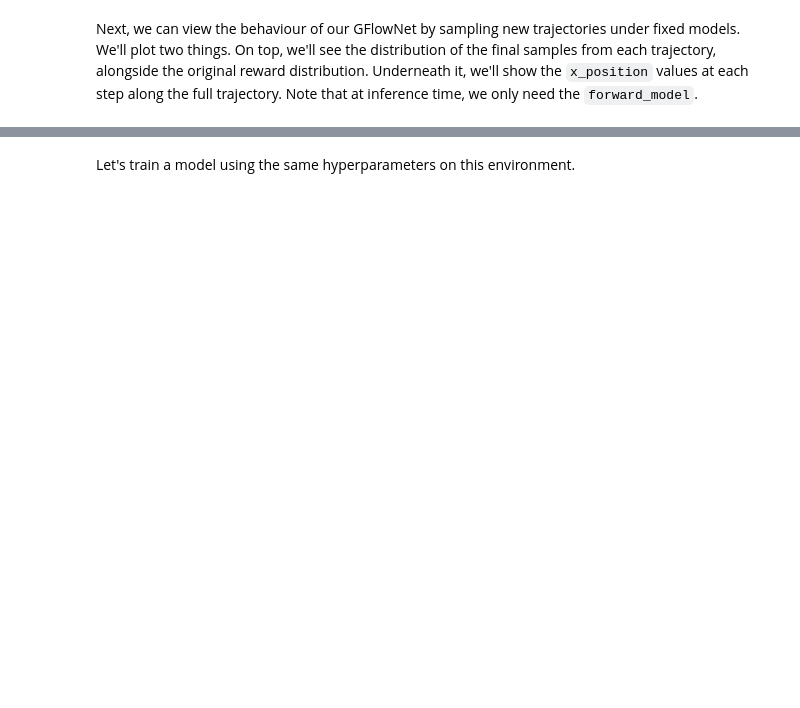
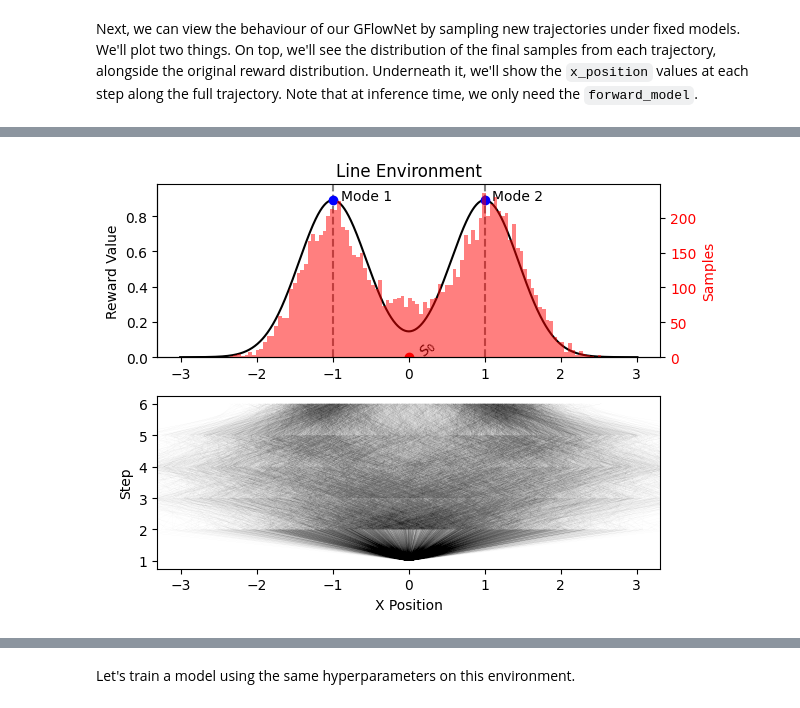
Before and after one commit to GFNOrg/torchgfn, a Jupyter notebook: tutorials/notebooks/intro_gfn_continuous_line_simple.ipynb, the cells around one changed output, grey strips where cells are left out. Cells and saved outputs as stored; diff of their text form; code cells hidden in the pictures; blank space fills up the shorter version.

```diff
--- a/tutorials/notebooks/intro_gfn_continuous_line_simple.ipynb
+++ b/tutorials/notebooks/intro_gfn_continuous_line_simple.ipynb
@@ -318 +370,64 @@ render(env, trajectories)
+# %%
+def train_with_correct_PB(seed, batch_size, trajectory_length, env, device, n_iterations):
+    """Continuous GFlowNet training loop, with the Trajectory Balance objective."""
+    seed_all(seed)
+    forward_model, backward_model, logZ, optimizer = setup_experiment()  # Default hyperparameters used.
+    losses = []
+    tbar = trange(n_iterations)
+    true_logZ = env.log_partition
+
+    for it in tbar:
+        optimizer.zero_grad()
+
+        x = initalize_state(batch_size, device, env)
+
+        # Trajectory stores all of the states in the forward loop.
+        trajectory = torch.zeros((batch_size, trajectory_length + 1, 2), device=device)
+        logPF = torch.zeros((batch_size,), device=device)
+        logPB = torch.zeros((batch_size,), device=device)
+
+        # Forward loop to generate full trajectory and compute logPF.
+        for t in range(trajectory_length):
+            policy_dist = get_policy_dist(forward_model, x)
+            action = policy_dist.sample()
+            logPF += policy_dist.log_prob(action)
+
+            new_x = step(x, action)
+            trajectory[:, t + 1, :] = new_x
+            x = new_x
+
+        # Backward loop to compute logPB from existing trajectory under the backward policy.
+        # Note this range skips S_1 -> S_0 -- we assign this action automatically p=1,
+        # or log probability 0, which we don't need to explictly accumulate to logPB.
+        for t in range(trajectory_length, 1, -1):  # TODO: We fixed this line!
+            policy_dist = get_policy_dist(backward_model, trajectory[:, t, :])
+            action = trajectory[:, t, 0] - trajectory[:, t - 1, 0]
+            logPB += policy_dist.log_prob(action)
+
+        log_reward = env.log_reward(trajectory[:, -1, 0])  # Reward from the final state.
+
+        # Compute Trajectory Balance Loss.
+        loss = (logZ + logPF - logPB - log_reward).pow(2).mean()
+        loss.backward()
+        optimizer.step()
+        losses.append(loss.item())
+
+        if it % 100 == 0:
+            tbar.set_description("Training iter {}: (loss={:.3f}, estimated logZ={:.3f}, true logZ={:.3f}, LR={}".format(
+                it,
+                np.array(losses[-100:]).mean(),
+                logZ.item(),
+                true_logZ,
+                optimizer.param_groups[0]['lr'],
+                )
+            )
+
+    return (forward_model, backward_model, logZ)
+
+n_iterations = 5000
+forward_model, backward_model, logZ = train_with_correct_PB(seed, batch_size, trajectory_length, env, device, n_iterations)
+trajectories = inference(trajectory_length, forward_model, env)
+render(env, trajectories)
+# %% [output]
+[figure, added]
 # %% [markdown]
```
Also changed, not shown: parts of 36 cells of this notebook.
